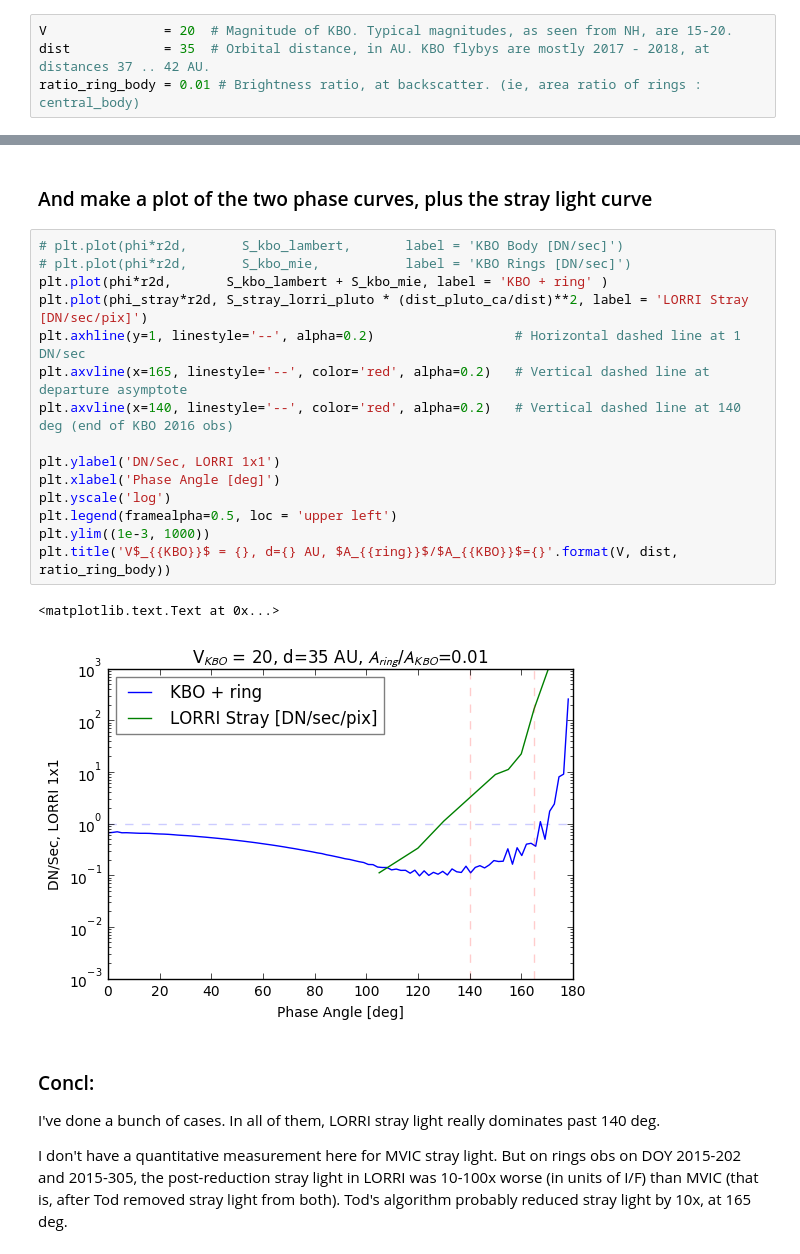
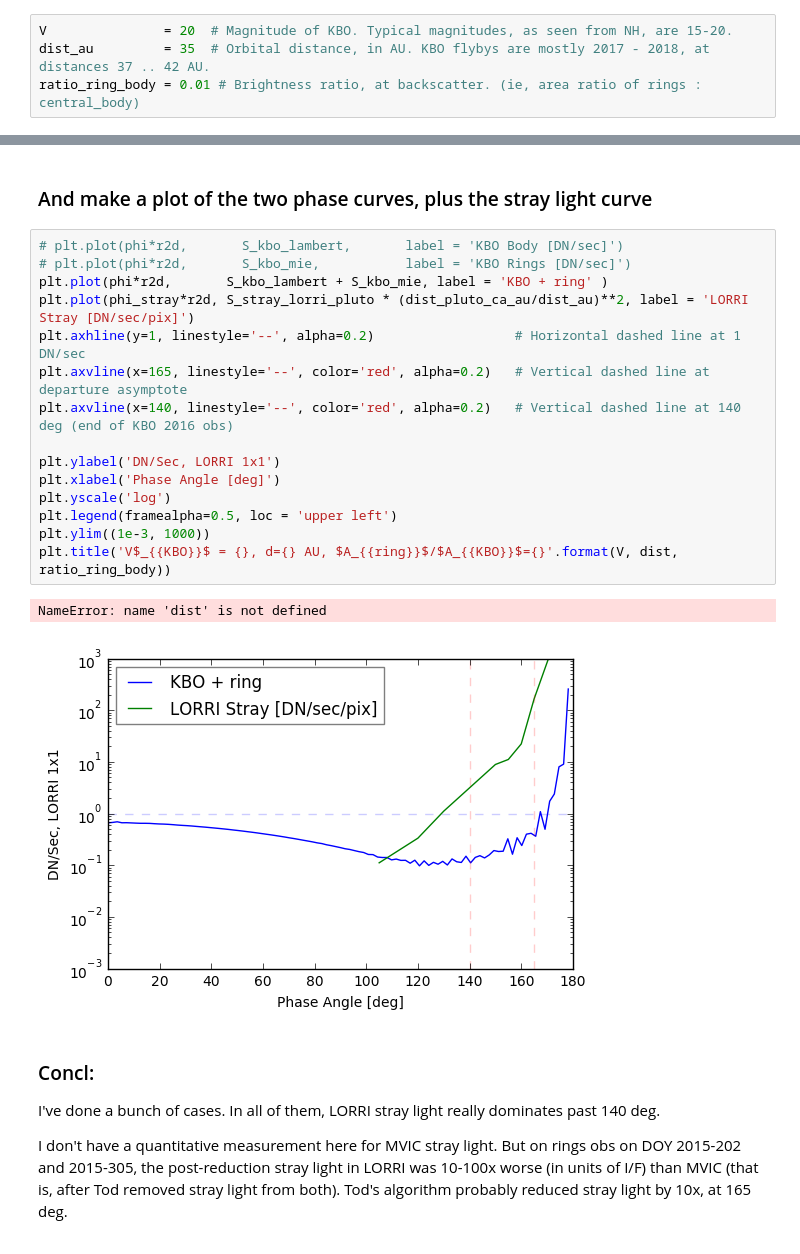
Before and after one commit to henrythroop/NH_Jring, a Jupyter notebook: KEM KBO Planning.ipynb, the cells around one changed output, grey strips where cells are left out. Cells and saved outputs as stored; diff of their text form.

```diff
--- a/KEM KBO Planning.ipynb
+++ b/KEM KBO Planning.ipynb
@@ -175,7 +177,7 @@ p11_mie        = phase_function_mie(x, n_refract, phi)               # 'Normal'
 ## Enter assumptions about KBO size, distance, and ring area
 # %%
 V               = 20  # Magnitude of KBO. Typical magnitudes, as seen from NH, are 15-20.
-dist            = 35  # Orbital distance, in AU. KBO flybys are mostly 2017 - 2018, at distances 37 .. 42 AU.
+dist_au         = 35  # Orbital distance, in AU. KBO flybys are mostly 2017 - 2018, at distances 37 .. 42 AU.
 ratio_ring_body = 0.01 # Brightness ratio, at backscatter. (ie, area ratio of rings : central_body)
 # %% [markdown]
 ### Do photometric calculations
@@ -194,21 +196,21 @@ S_kbo_mie     = p11_mie * (S_kbo / p11_mie[0]) * ratio_ring_body
 # %%
 # plt.plot(phi*r2d,       S_kbo_lambert,       label = 'KBO Body [DN/sec]')
 # plt.plot(phi*r2d,       S_kbo_mie,           label = 'KBO Rings [DN/sec]')
 plt.plot(phi*r2d,       S_kbo_lambert + S_kbo_mie, label = 'KBO + ring' )
-plt.plot(phi_stray*r2d, S_stray_lorri_pluto * (dist_pluto_ca/dist)**2, label = 'LORRI Stray [DN/sec/pix]')
+plt.plot(phi_stray*r2d, S_stray_lorri_pluto * (dist_pluto_ca_au/dist_au)**2, label = 'LORRI Stray [DN/sec/pix]')
 plt.axhline(y=1, linestyle='--', alpha=0.2)                  # Horizontal dashed line at 1 DN/sec
 plt.axvline(x=165, linestyle='--', color='red', alpha=0.2)   # Vertical dashed line at departure asymptote
 plt.axvline(x=140, linestyle='--', color='red', alpha=0.2)   # Vertical dashed line at 140 deg (end of KBO 2016 obs)
 
 plt.ylabel('DN/Sec, LORRI 1x1')
 plt.xlabel('Phase Angle [deg]')
 plt.yscale('log')
 plt.legend(framealpha=0.5, loc = 'upper left')
 plt.ylim((1e-3, 1000))
 plt.title('V$_{{KBO}}$ = {}, d={} AU, $A_{{ring}}$/$A_{{KBO}}$={}'.format(V, dist, ratio_ring_body))
 # %% [output]
-<matplotlib.text.Text at 0x...>
+NameError: name 'dist' is not defined
-[figure, old version]
+[figure, new version]
 # %% [markdown]
 ### Concl:
 I've done a bunch of cases. In all of them, LORRI stray light really dominates past 140 deg.
```
Also changed, not shown: parts of 8 cells of this notebook.
